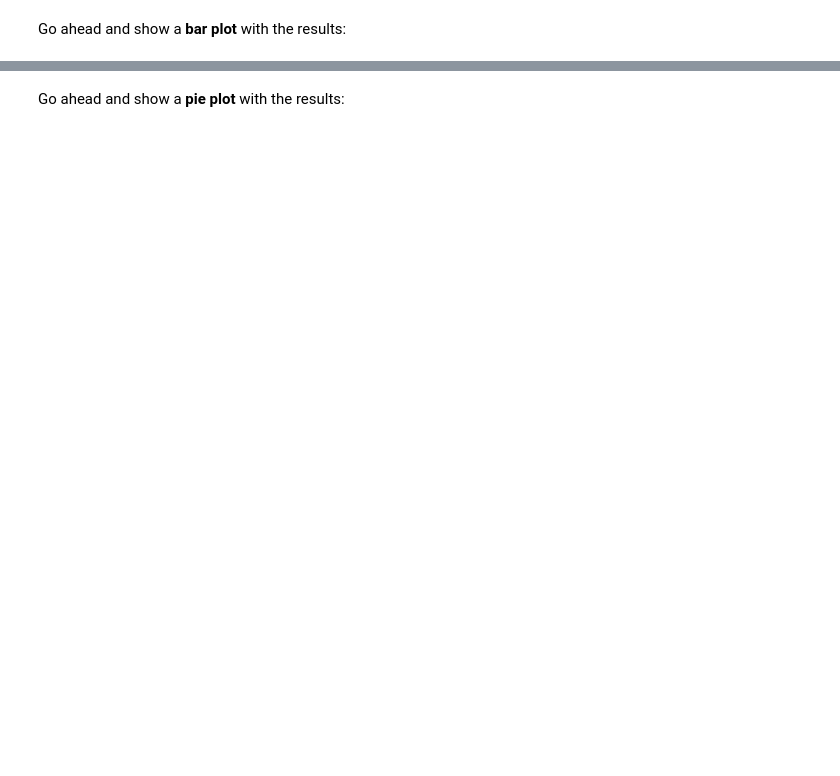
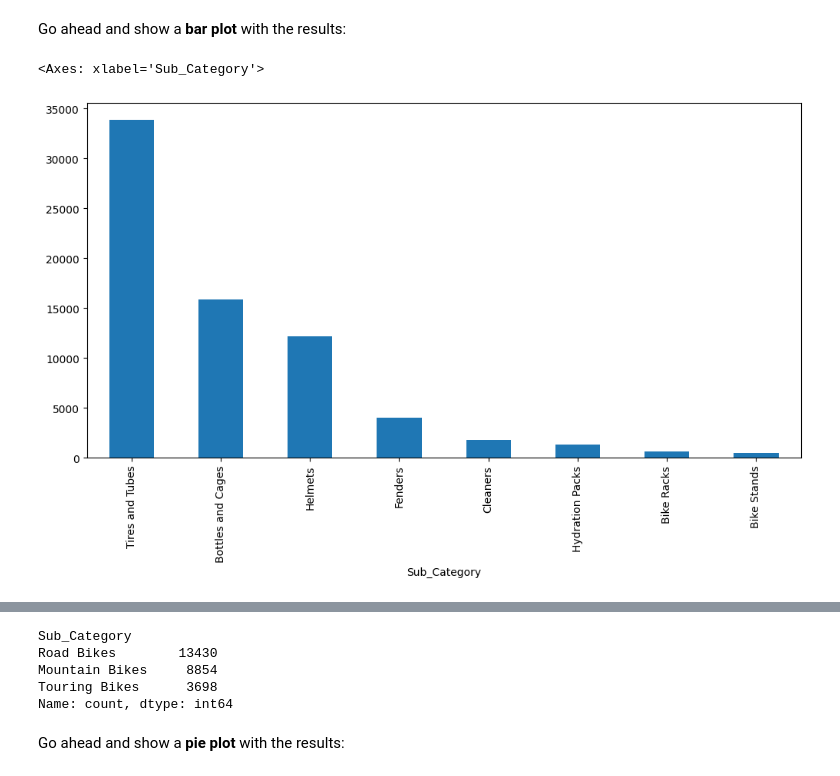
Before and after one commit to Enybyy/Data-Analyst, a Jupyter notebook: FreeCodeCamp/Exercises_1.ipynb, the cells around one changed output, grey strips where cells are left out. Drawn from its saved outputs; the diff is of its cells as text; code cells hidden in the pictures; blank space fills up the shorter version.

```diff
--- a/FreeCodeCamp/Exercises_1.ipynb
+++ b/FreeCodeCamp/Exercises_1.ipynb
@@ -405,3 +430,5 @@ sales['Product_Category'].value_counts().plot(kind='pie', figsize=(6,6))
 ### How many orders were made per accessory sub-categories?
 # %%
 # your code goes here
+orders_acc_sub = sales.query("Product_Category == 'Accessories'")['Sub_Category'].value_counts()
+orders_acc_sub
@@ -413,3 +447,7 @@ accessories
 Go ahead and show a <b>bar plot</b> with the results:
 # %%
 # your code goes here
+orders_acc_sub.plot(kind='bar', figsize=(12,6))
+# %% [output]
+<Axes: xlabel='Sub_Category'>
+[figure, added]
@@ -421,3 +457,11 @@ accessories.plot(kind='bar', figsize=(14,6))
 ### How many orders were made per bike sub-categories?
 # %%
 # your code goes here
+bikes = sales.query("Product_Category == 'Bikes'")['Sub_Category'].value_counts()
+bikes
+# %% [output]
+Sub_Category
+Road Bikes        13430
+Mountain Bikes     8854
+Touring Bikes      3698
+Name: count, dtype: int64
```
Also changed, not shown: parts of 54 cells of this notebook, 1 other file.
